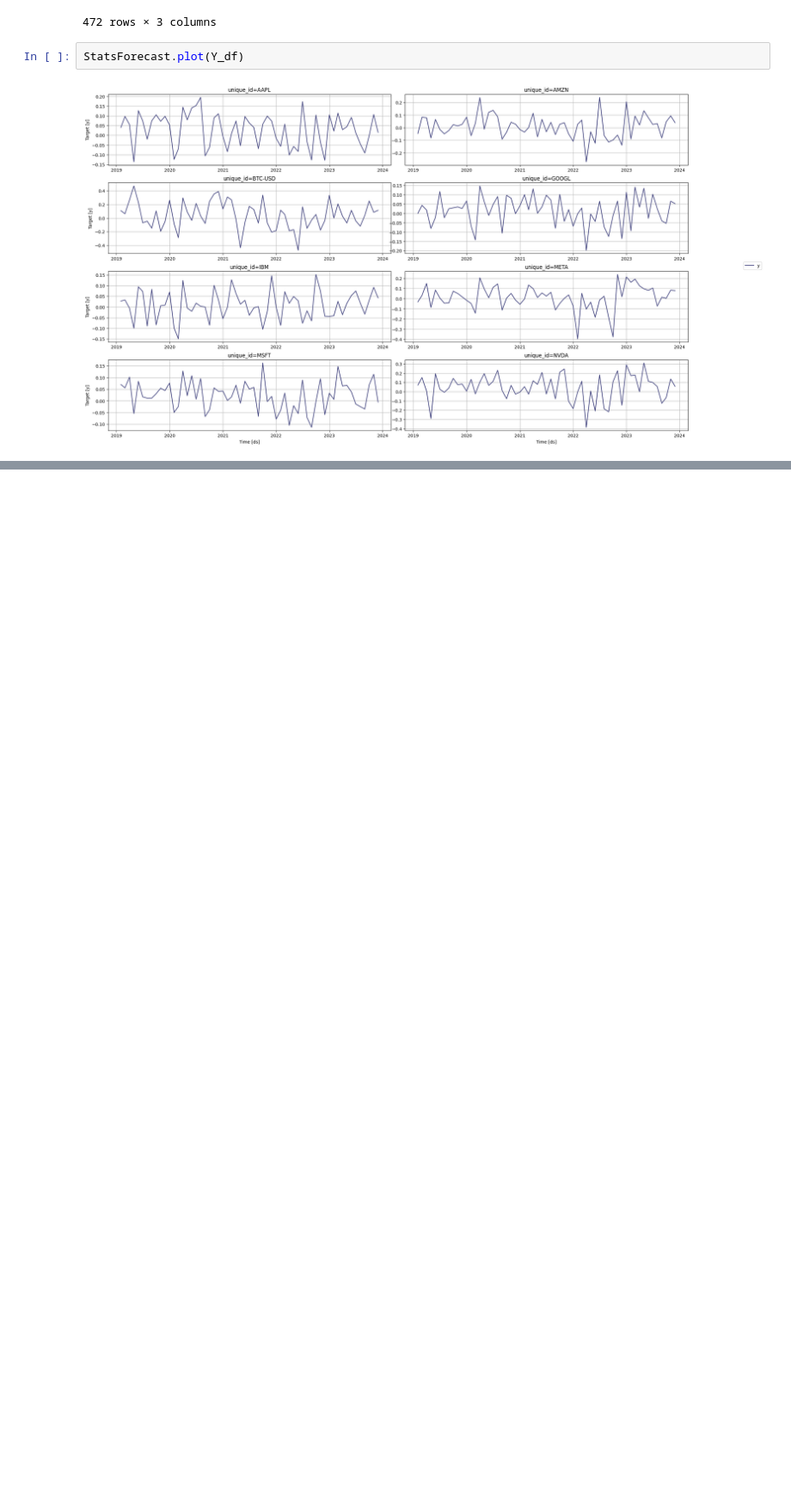
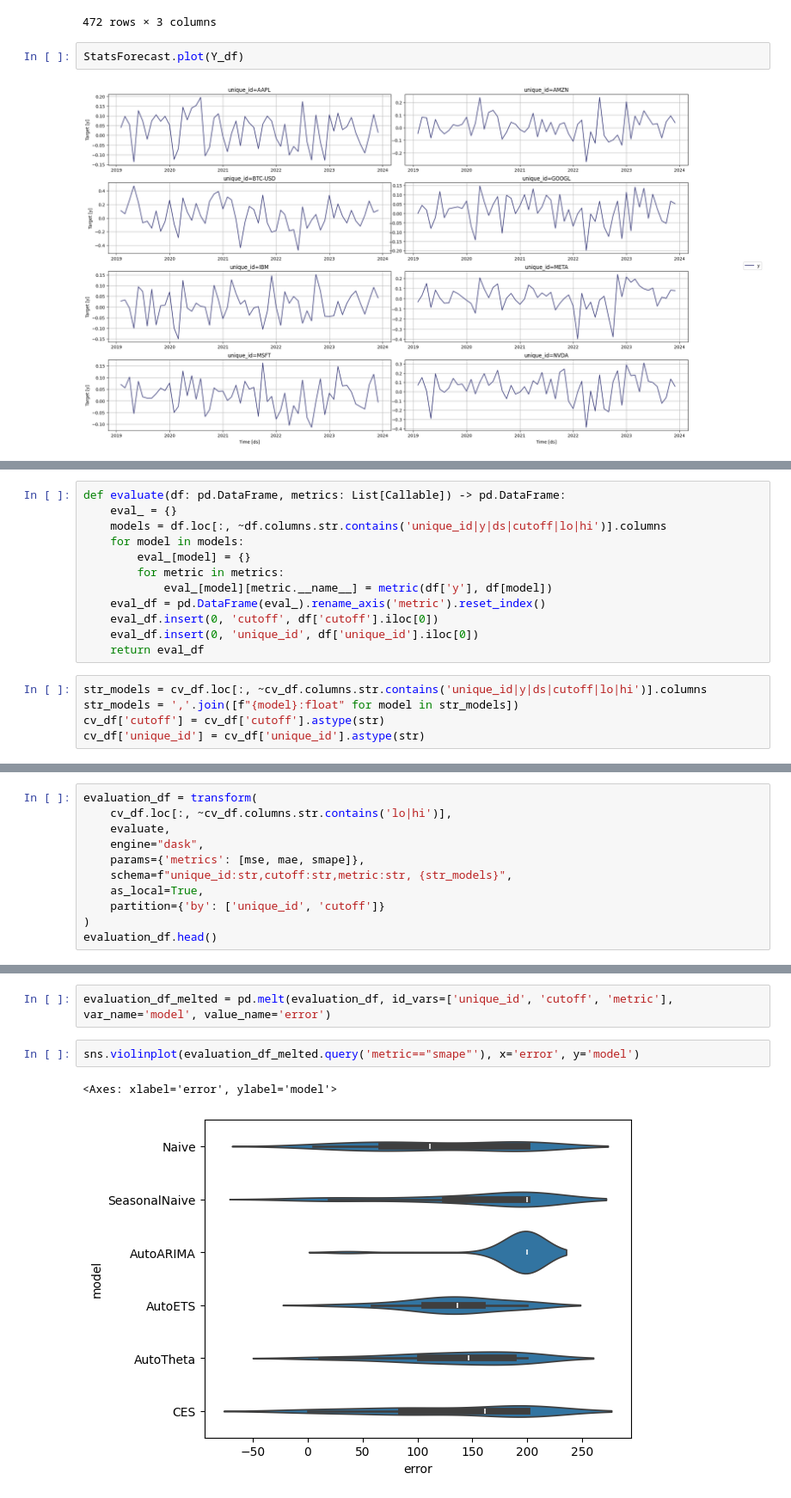
Before and after one commit to marcosherediapimienta/GenerativeAI_TimeSeries, a Jupyter notebook: Test_5(monthly).ipynb, the cells around one changed output, grey strips where cells are left out. Shown: that part at 86% size. Drawn from its saved outputs; the diff is of its cells as text; blank space fills up the shorter version.

```diff
--- a/Test_5(monthly).ipynb
+++ b/Test_5(monthly).ipynb
@@ -85,0 +105,17 @@ crossvalidation_df.head()
+# %%
+def evaluate(df: pd.DataFrame, metrics: List[Callable]) -> pd.DataFrame:
+    eval_ = {}
+    models = df.loc[:, ~df.columns.str.contains('unique_id|y|ds|cutoff|lo|hi')].columns
+    for model in models:
+        eval_[model] = {}
+        for metric in metrics:
+            eval_[model][metric.__name__] = metric(df['y'], df[model])
+    eval_df = pd.DataFrame(eval_).rename_axis('metric').reset_index()
+    eval_df.insert(0, 'cutoff', df['cutoff'].iloc[0])
+    eval_df.insert(0, 'unique_id', df['unique_id'].iloc[0])
+    return eval_df
+# %%
+str_models = cv_df.loc[:, ~cv_df.columns.str.contains('unique_id|y|ds|cutoff|lo|hi')].columns
+str_models = ','.join([f"{model}:float" for model in str_models])
+cv_df['cutoff'] = cv_df['cutoff'].astype(str)
+cv_df['unique_id'] = cv_df['unique_id'].astype(str)
@@ -85,0 +126,11 @@ crossvalidation_df.head()
+# %%
+evaluation_df = transform(
+    cv_df.loc[:, ~cv_df.columns.str.contains('lo|hi')],
+    evaluate,
+    engine="dask",
+    params={'metrics': [mse, mae, smape]},
+    schema=f"unique_id:str,cutoff:str,metric:str, {str_models}",
+    as_local=True,
+    partition={'by': ['unique_id', 'cutoff']}
+)
+evaluation_df.head()
@@ -85,0 +176,7 @@ crossvalidation_df.head()
+# %%
+evaluation_df_melted = pd.melt(evaluation_df, id_vars=['unique_id', 'cutoff', 'metric'], var_name='model', value_name='error')
+# %%
+sns.violinplot(evaluation_df_melted.query('metric=="smape"'), x='error', y='model')
+# %% [output]
+<Axes: xlabel='error', ylabel='model'>
+[figure, added]
```
Also changed, not shown: parts of 9 cells of this notebook.
